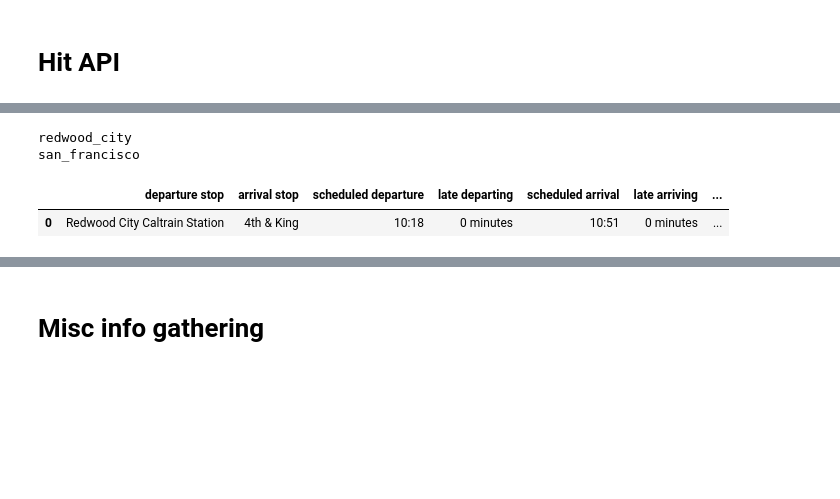
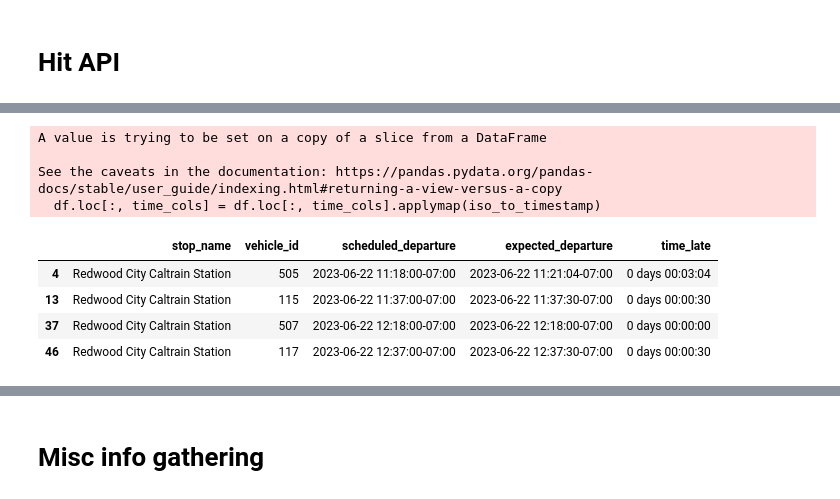
Before and after one commit to ahakso/sandbox, a Jupyter notebook: caltrain_api.ipynb, the cells around one changed output, grey strips where cells are left out. Drawn from its saved outputs; the diff is of its cells as text; code cells hidden in the pictures; blank space fills up the shorter version.

```diff
--- a/caltrain_api.ipynb
+++ b/caltrain_api.ipynb
@@ -17,8 +38 @@ san_francisco
 <caltrain.RwcSfTrains at 0x...>
-# %%
-self.next_train_options()
-# %% [output]
-redwood_city
-san_francisco
-|  | departure stop | arrival stop | scheduled departure | late departing | scheduled arrival | late arriving | ... |
-| 0 | Redwood City Caltrain Station | 4th & King | 10:18 | 0 minutes | 10:51 | 0 minutes | ... |
@@ -25,3 +41,27 @@ san_francisco
+# %%
+all_trains_one_direction = self.get_trains_one_direction_from_departures_response(stop_id)
+station_departures = self.convert_predicted_stops_json_to_df(
+    all_trains_one_direction,
+    ID2NAME[stop_id],
+)
+station_departures_filtered = station_departures.loc[lambda df: df.stop_name == MAP_TO_AVAILABLE_STATION[ID2NAME[stop_id]]]
+station_departures_filtered = convert_time_str_to_local_tz_timestamp(
+    station_departures_filtered,
+    time_cols=MY_TRAIN_TIME_COLS if np.any(["_" in x for x in station_departures.columns]) else API_TRAIN_TIME_COLS,
+)
+# %% [output]
+A value is trying to be set on a copy of a slice from a DataFrame
+
+See the caveats in the documentation: https://pandas.pydata.org/pandas-docs/stable/user_guide/indexing.html#returning-a-view-versus-a-copy
+  df.loc[:, time_cols] = df.loc[:, time_cols].applymap(iso_to_timestamp)
+# %%
+self.trains_with_departure_stop
+# %% [output]
+|  | stop_name | vehicle_id | scheduled_departure | expected_departure | time_late |
+| 4 | Redwood City Caltrain Station | 505 | 2023-06-22 11:18:00-07:00 | 2023-06-22 11:21:04-07:00 | 0 days 00:03:04 |
+| 13 | Redwood City Caltrain Station | 115 | 2023-06-22 11:37:00-07:00 | 2023-06-22 11:37:30-07:00 | 0 days 00:00:30 |
+| 37 | Redwood City Caltrain Station | 507 | 2023-06-22 12:18:00-07:00 | 2023-06-22 12:18:00-07:00 | 0 days 00:00:00 |
+| 46 | Redwood City Caltrain Station | 117 | 2023-06-22 12:37:00-07:00 | 2023-06-22 12:37:30-07:00 | 0 days 00:00:30 |
 # %%
 self.get_next_sf_trips_from_rwc()
 # %% [output]
```
Also changed, not shown: parts of 9 cells of this notebook, 1 other file.
